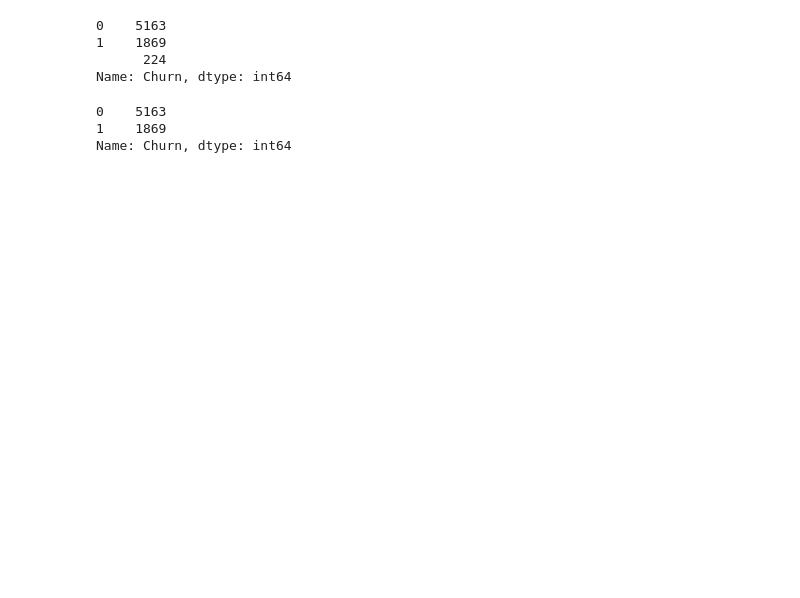
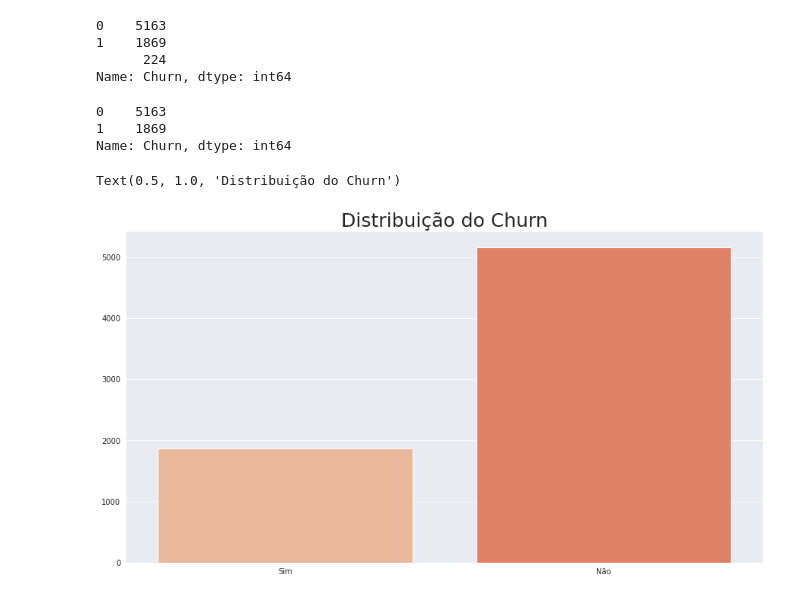
Before and after one commit to lalianza/portfolio, a Jupyter notebook: alura-desafio.ipynb, the cells around one changed output. Drawn from its saved outputs; the diff is of its cells as text; code cells hidden in the pictures; blank space fills up the shorter version.

```diff
--- a/alura-desafio.ipynb
+++ b/alura-desafio.ipynb
@@ -272,3 +274,21 @@ dados.Churn.value_counts()
 0    5163
 1    1869
 Name: Churn, dtype: int64
+# %%
+import seaborn as sns
+import matplotlib.pyplot as plt
+
+sns.set_palette('rocket_r')
+sns.set_style('darkgrid')
+# %%
+Sim = len(dados.query('Churn == 1')['Churn'])
+Nao = len(dados.query('Churn == 0')['Churn'])
+Categoria = ['Sim', 'Não']
+
+plt.figure(figsize=(15,8))
+
+sns.barplot(x=Categoria, y=[Sim, Nao])
+plt.title('Distribuição do Churn', fontsize=25)
+# %% [output]
+Text(0.5, 1.0, 'Distribuição do Churn')
+[figure, added]
```
Also changed, not shown: parts of 2 cells of this notebook.
